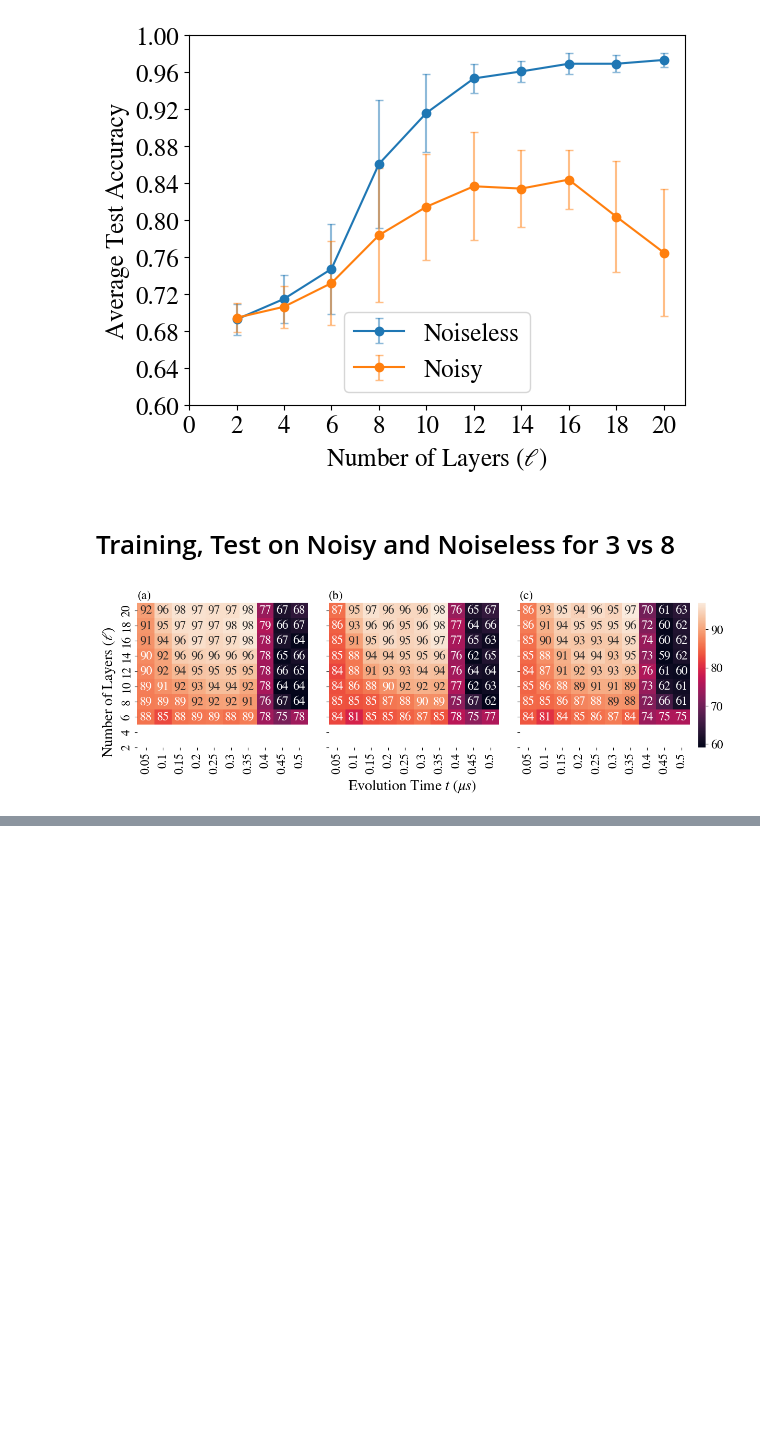
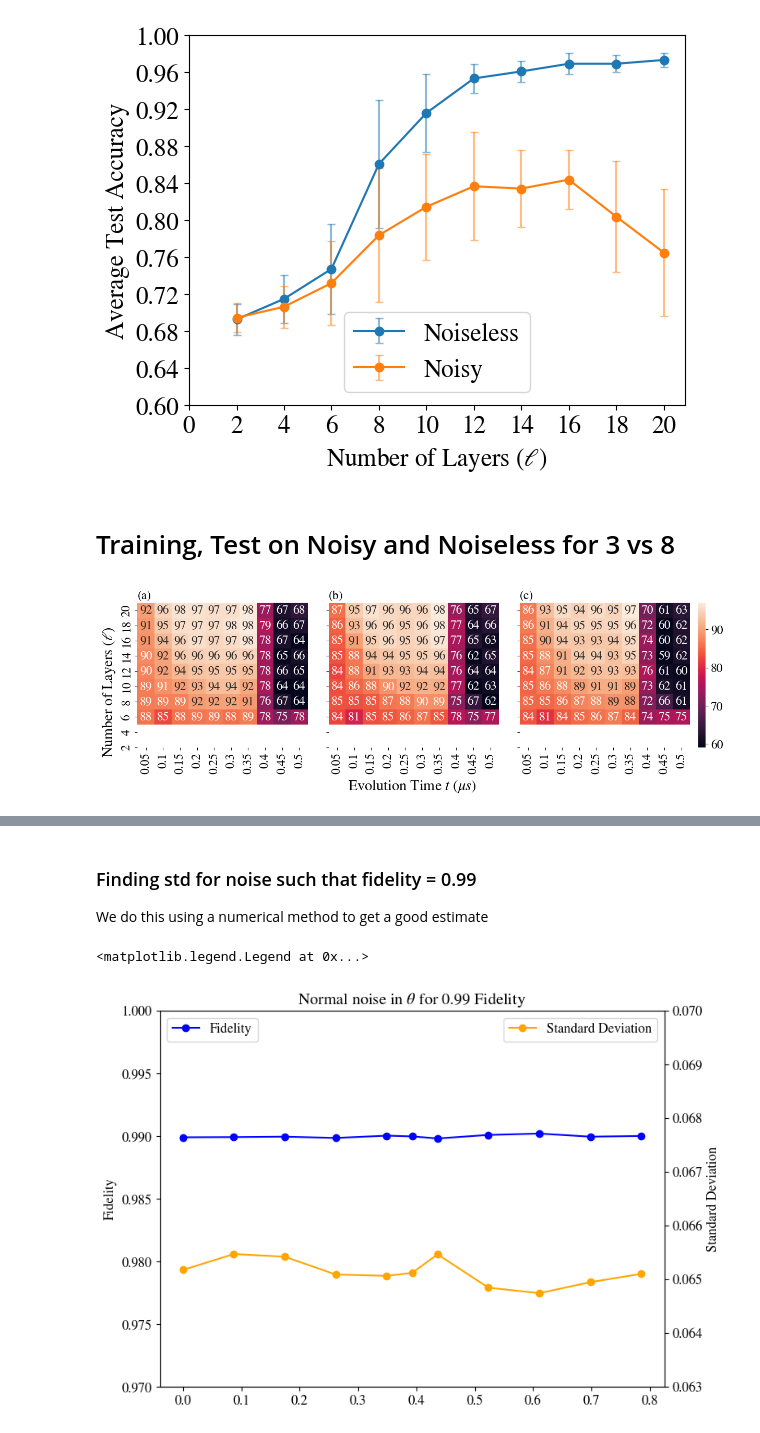
Before and after one commit to jz-lu/daqml, a Jupyter notebook: Data/MNIST_data/figures.ipynb, the cells around one changed output, grey strips where cells are left out. Saved outputs shown, nothing was run; the diff lists cells and outputs as text; code cells hidden in the pictures; blank space fills up the shorter version.

Commit message:
added new figures for parameterized digital data

```diff
--- a/Data/MNIST_data/figures.ipynb
+++ b/Data/MNIST_data/figures.ipynb
@@ -375,0 +385,78 @@ plt.show()
+# %% [markdown]
+### Finding std for noise such that fidelity = 0.99
+We do this using a numerical method to get a good estimate
+# %%
+def crot(theta):
+    exp = cmath.exp(-4j * theta)
+    mat = [
+        [1,0,0,0],
+        [0, 0.5 * (1 + exp), 0, 0.5 - 0.5 * exp],
+        [0, 0, 1, 0],
+        [0, 0.5- 0.5* exp, 0, 0.5 *(1 + exp)]
+    ]
+    return Operator(mat)
+
+angles = [0.0,
+ 0.08726646259971647,
+ 0.17453292519943295,
+ 0.2617993877991494,
+ 0.3490658503988659,
+ 0.39269908169872414,
+ 0.4363323129985824,
+ 0.5235987755982988,
+ 0.6108652381980153,
+ 0.6981317007977318,
+ 0.7853981633974483]
+
+sds = [0.06517825219898547,
+ 0.0654736884583,
+ 0.06542425102529056,
+ 0.06509308366627503,
+ 0.06506797432972072,
+ 0.06512263232273056,
+ 0.06546794860105694,
+ 0.06484788239049244,
+ 0.0647457103071939,
+ 0.06495096376512864,
+ 0.06510602350749442]
+
+sample_size = 50000
+gen = np.random.default_rng()
+
+def crot_fid_calc(theta, sd):
+    sample = gen.normal(0, sd, size=sample_size)
+    fs = []
+    for s in sample:
+        fs.append(qiskit.quantum_info.average_gate_fidelity(crot(theta+s), target=crot(theta)))
+    avg_f = np.mean(fs)
+    sd_f = np.std(fs)
+    return avg_f, sd_f
+
+
+fids = []
+sd_fids = []
+for i in range(len(angles)):
+    res = crot_fid_calc(angles[i], sds[i])
+    fids.append(res[0])
+    sd_fids.append(res[1])
+
+fig, ax1 = plt.subplots(figsize=(8, 6))
+
+# ax1.errorbar(angles, fids, yerr=sd_fids, fmt='-o', capsize=5, color='green', label='Values')
+ax1.plot(angles, fids, label="Fidelity", color="blue", marker="o")
+
+ax1.set_ylim(0.97, 1)
+ax1.set_ylabel("Fidelity")
+ax1.legend(loc="upper left")
+plt.title(r"Normal noise in $\theta$ for 0.99 Fidelity")
+
+ax2 = ax1.twinx()
+ax2.plot(angles, sds, label="Standard Deviation", color="orange", marker='o')
+ax2.set_ylim(0.063, 0.07)
+ax2.set_ylabel("Standard Deviation")
+ax2.set_xlabel("Rotation Angle (Radians)")
+
+ax2.legend()
+# %% [output]
+<matplotlib.legend.Legend at 0x...>
+[figure, added]
```
Also changed, not shown: parts of 7 cells of this notebook, 32 other files.
